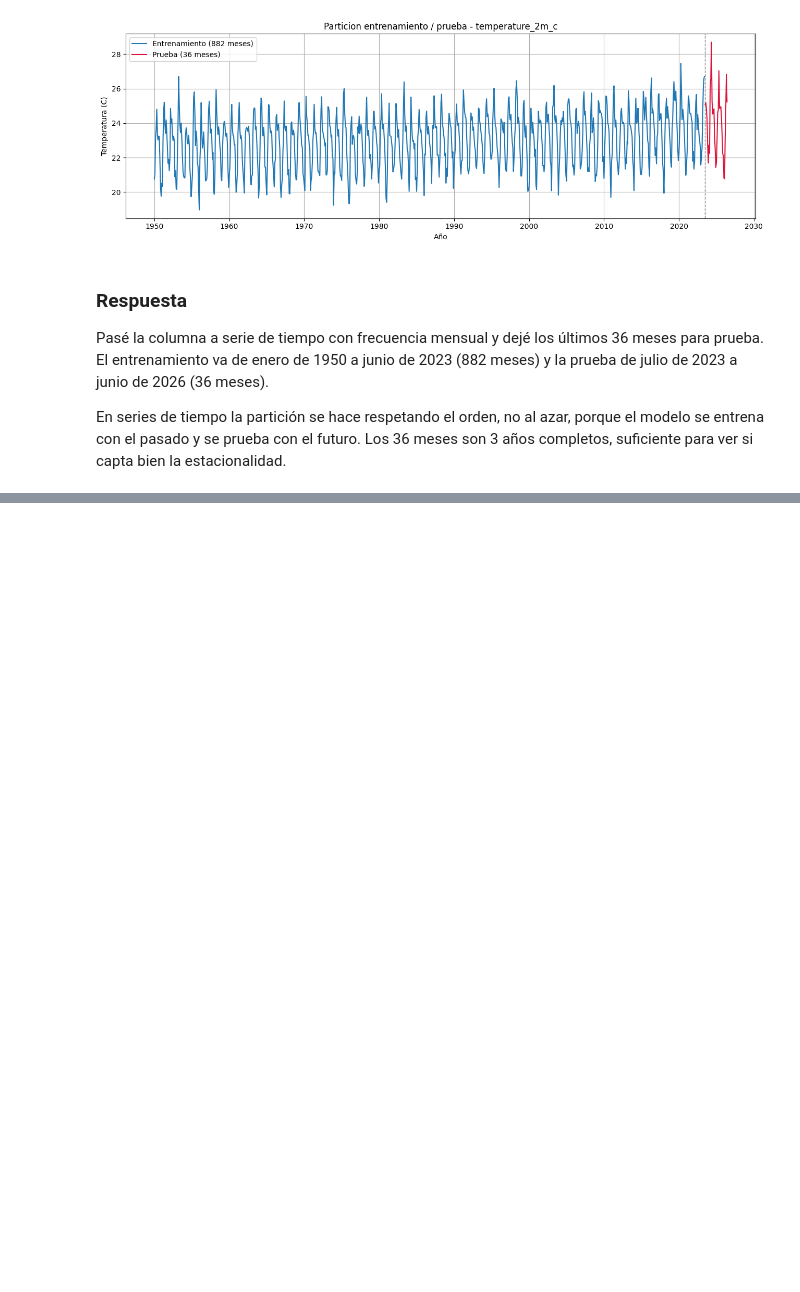
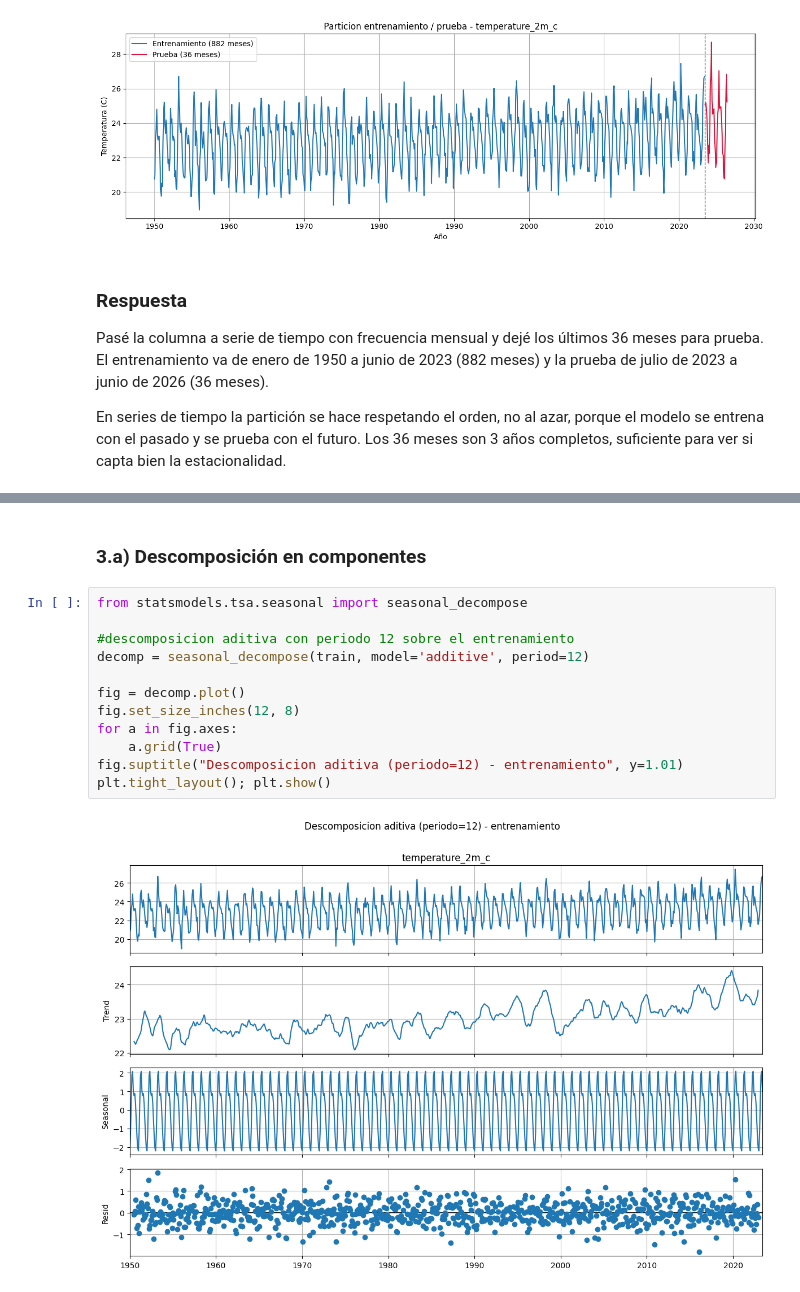
Before and after one commit to Fercho1118/Ejercicio-Series-de-Tiempo, a Jupyter notebook: Series_de_Tiempo_Temperatura_Guatemala.ipynb, the cells around one changed output, grey strips where cells are left out. Cells and saved outputs as stored; diff of their text form; blank space fills up the shorter version.

```diff
--- a/Series_de_Tiempo_Temperatura_Guatemala.ipynb
+++ b/Series_de_Tiempo_Temperatura_Guatemala.ipynb
@@ -237,0 +245,16 @@ ver si capta bien la estacionalidad.
+# %% [markdown]
+### 3.a) Descomposición en componentes
+# %%
+from statsmodels.tsa.seasonal import seasonal_decompose
+
+#descomposicion aditiva con periodo 12 sobre el entrenamiento
+decomp = seasonal_decompose(train, model='additive', period=12)
+
+fig = decomp.plot()
+fig.set_size_inches(12, 8)
+for a in fig.axes:
+    a.grid(True)
+fig.suptitle("Descomposicion aditiva (periodo=12) - entrenamiento", y=1.01)
+plt.tight_layout(); plt.show()
+# %% [output]
+[figure, added]
```
Also changed, not shown: parts of 8 cells of this notebook.
